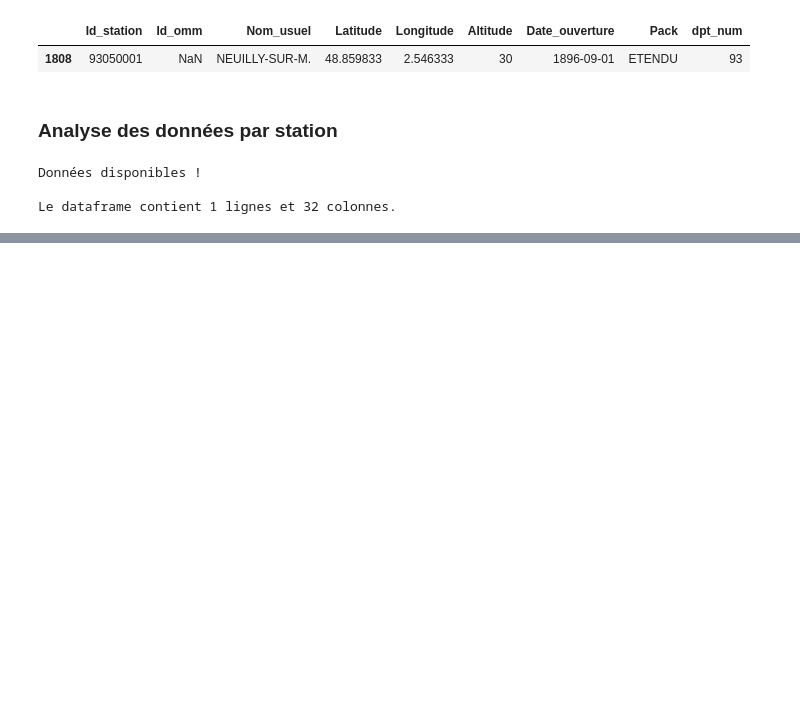
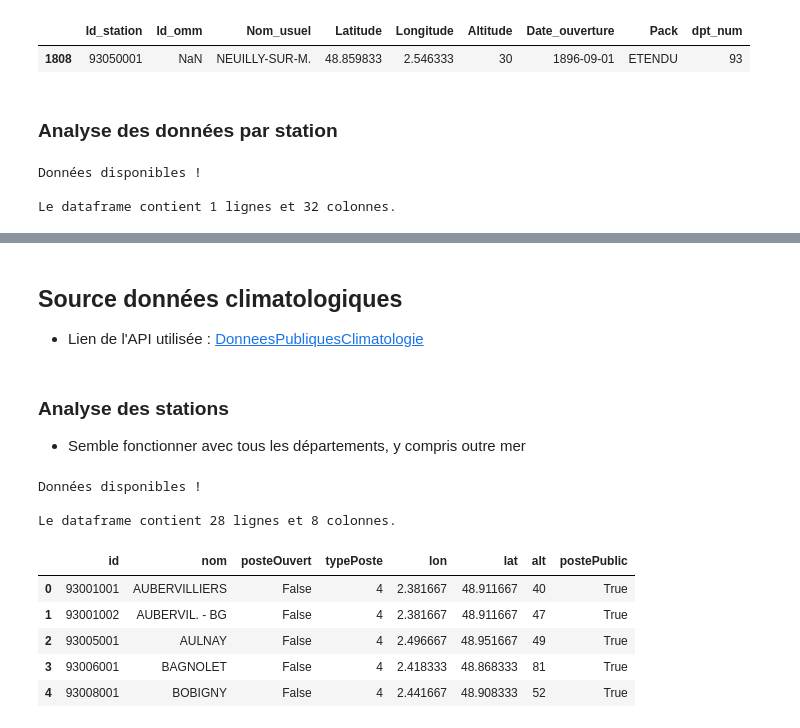
Before and after one commit to dataforgoodfr/13_potentiel_solaire, a Jupyter notebook: algorithme/notebooks/Analyse_source_donnees_rayonnement_solaire.ipynb, the cells around one changed output, grey strips where cells are left out. Saved outputs shown, nothing was run; the diff lists cells and outputs as text; code cells hidden in the pictures; blank space fills up the shorter version.

Commit message:
En cours analyse source données climatologies

```diff
--- a/algorithme/notebooks/Analyse_source_donnees_rayonnement_solaire.ipynb
+++ b/algorithme/notebooks/Analyse_source_donnees_rayonnement_solaire.ipynb
@@ -308,0 +299,48 @@ df.head()
+# %% [markdown]
+## Source données climatologiques
+* Lien de l'API utilisée : [DonneesPubliquesClimatologie](https://portail-api.meteofrance.fr/web/fr/api/DonneesPubliquesClimatologie)
+# %% [markdown]
+### Analyse des stations
+* Semble fonctionner avec tous les départements, y compris outre mer
+# %%
+# Commencer par générer le OAuth token sur le site Meteo France
+# A remplacer manuellement, ou récupérer via secrets
+oauth_token = '...'
+
+# Département pour lequel récupérer les données
+dpt_util = '93'
+
+# Définition de l'url qui contient les données
+url = f'https://public-api.meteofrance.fr/public/DPClim/v1/liste-stations/quotidienne?id-departement={dpt_util}'
+
+# Ajout dans le header
+headers = {
+    'Authorization': f'Bearer {oauth_token}'
+}
+# %%
+# Récupération des données
+response = requests.get(url, headers=headers)
+
+# Vérification de la bonne récupération
+if response.status_code == 200:
+    # TODO : implémenter check si token non valide
+    data = response.json()
+    print("Données disponibles !\n")
+    # Création du jeu de données
+    df = pd.DataFrame(data)
+    print(f"Le dataframe contient {df.shape[0]} lignes et {df.shape[1]} colonnes.")
+else:
+    print(f"Erreur: {response.status_code}")
+# %% [output]
+Données disponibles !
+
+Le dataframe contient 28 lignes et 8 colonnes.
+# %%
+df.head()
+# %% [output]
+|  | id | nom | posteOuvert | typePoste | lon | lat | alt | postePublic |
+| 0 | 93001001 | AUBERVILLIERS | False | 4 | 2.381667 | 48.911667 | 40 | True |
+| 1 | 93001002 | AUBERVIL. - BG | False | 4 | 2.381667 | 48.911667 | 47 | True |
+| 2 | 93005001 | AULNAY | False | 4 | 2.496667 | 48.951667 | 49 | True |
+| 3 | 93006001 | BAGNOLET | False | 4 | 2.418333 | 48.868333 | 81 | True |
+| 4 | 93008001 | BOBIGNY | False | 4 | 2.441667 | 48.908333 | 52 | True |
```
Also changed, not shown: parts of 15 cells of this notebook.
